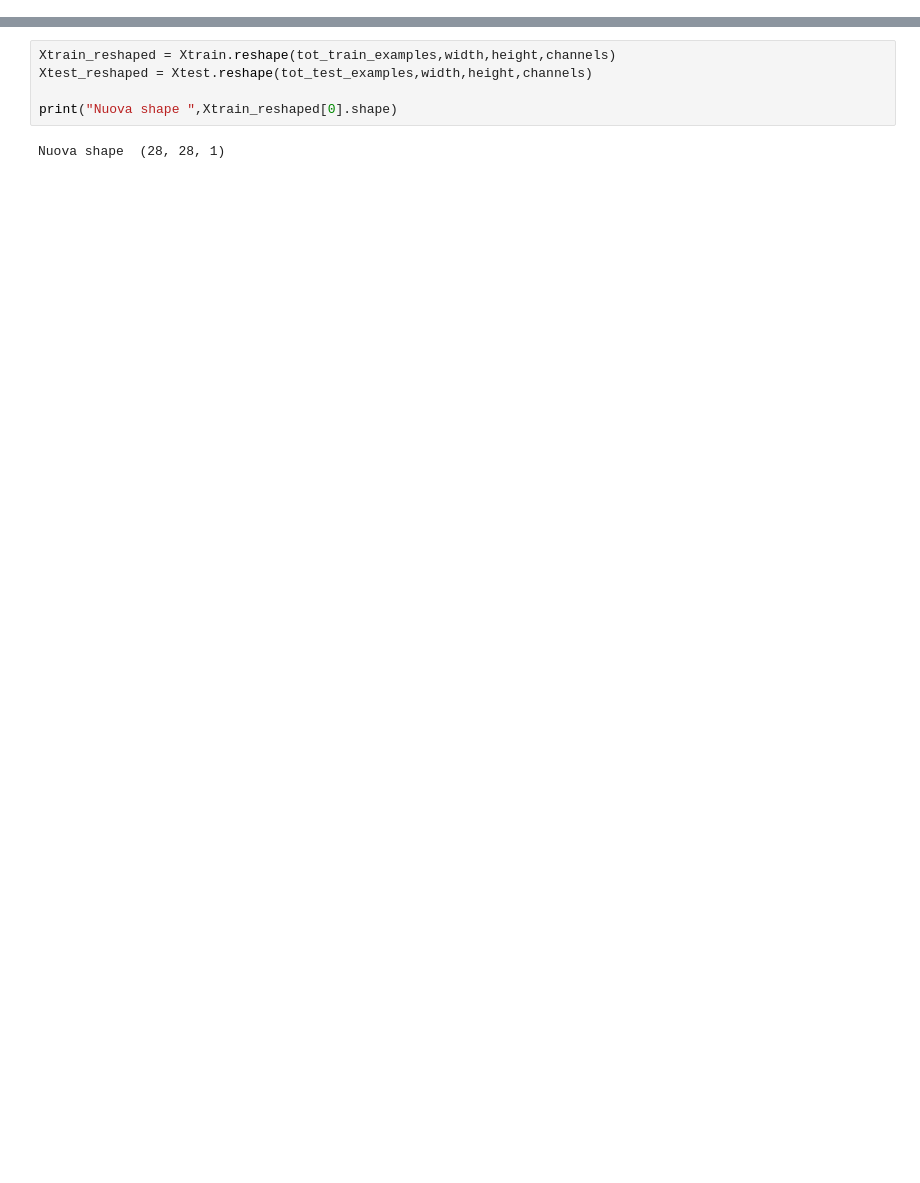
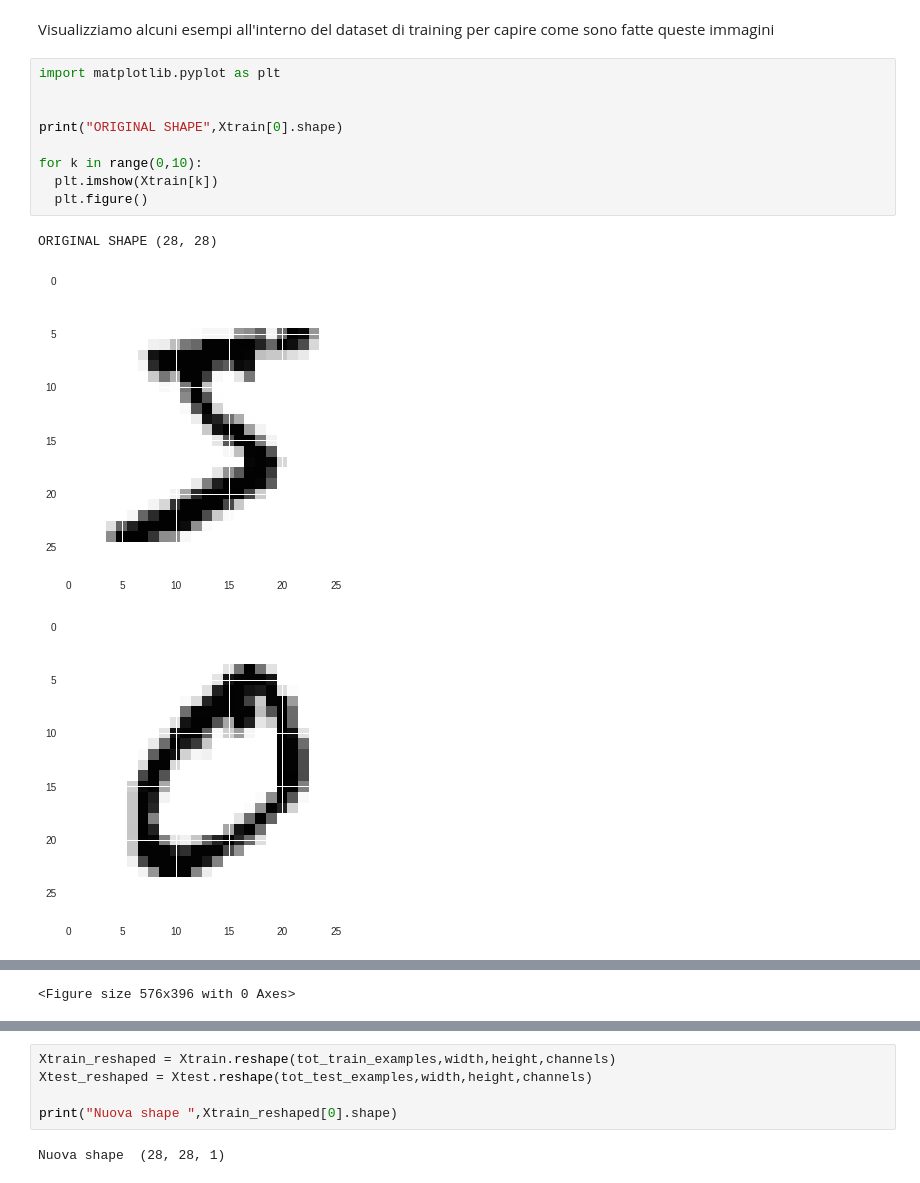
Before and after one commit to retineuraliartificiali/keras_tutorial, a Jupyter notebook: tutorial_keras_cnn_mnist.ipynb, the cells around one changed output, grey strips where cells are left out. Drawn from its saved outputs; the diff is of its cells as text; blank space fills up the shorter version.

```diff
--- a/tutorial_keras_cnn_mnist.ipynb
+++ b/tutorial_keras_cnn_mnist.ipynb
@@ -25,0 +31,15 @@ print(Xtrain[0].shape)
+# %% [markdown]
+Visualizziamo alcuni esempi all'interno del dataset di training per capire come sono fatte queste immagini
+# %%
+import matplotlib.pyplot as plt
+
+
+print("ORIGINAL SHAPE",Xtrain[0].shape)
+
+for k in range(0,10):
+  plt.imshow(Xtrain[k])
+  plt.figure()
+# %% [output]
+ORIGINAL SHAPE (28, 28)
+[figure, added]
+[figure, added]
@@ -25,0 +54 @@ print(Xtrain[0].shape)
+<Figure size 576x396 with 0 Axes>
```
Also changed, not shown: parts of 7 cells of this notebook.
